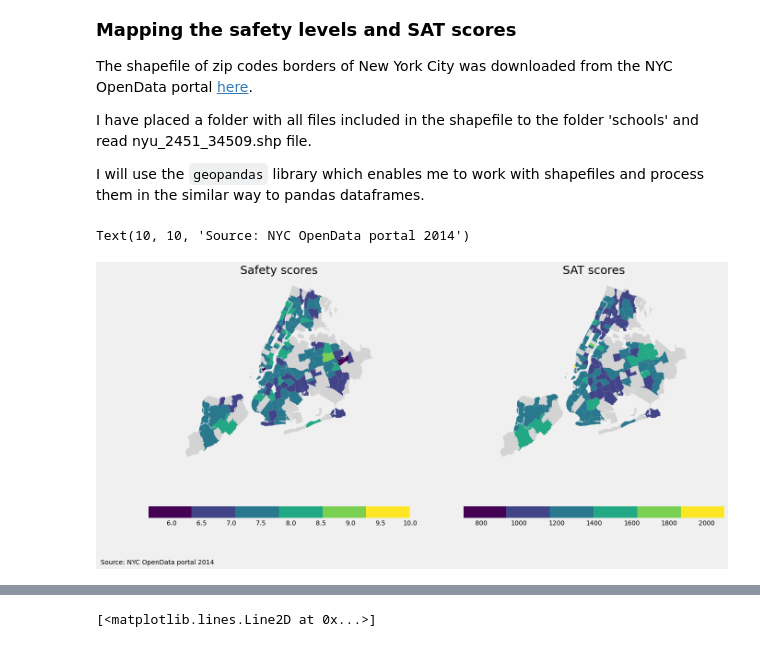
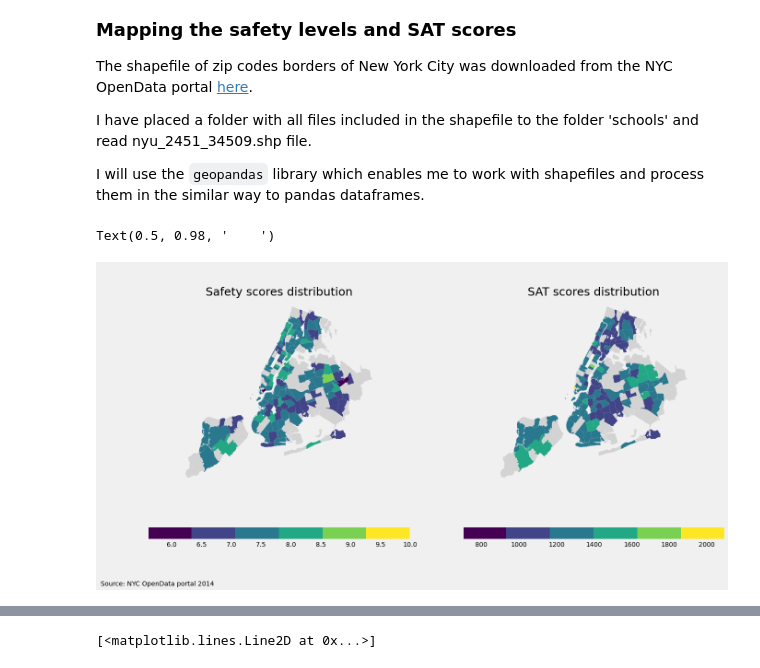
Before and after one commit to kafka-polka-dot/jupyter_projects, a Jupyter notebook: SAT_scores/SAT_scores_analysis.ipynb, the cells around one changed output, grey strips where cells are left out. Cells and saved outputs as stored; diff of their text form; code cells hidden in the pictures.

Commit message:
SAT scores edits

```diff
--- a/SAT_scores/SAT_scores_analysis.ipynb
+++ b/SAT_scores/SAT_scores_analysis.ipynb
@@ -583,29 +583,30 @@ merged['coords'] = merged['geometry'].apply(lambda x:x.representative_point().co
 # %%
 fig, (ax1, ax2) = plt.subplots(1, 2, figsize=(20, 10))
 
 # plot first map
 colormap = plt.cm.get_cmap('viridis', 6)
 merged.plot(column='saf_tot_11', ax=ax1, cmap=colormap, vmax=10, legend=True,
             legend_kwds={'orientation': "horizontal"},
             missing_kwds={'color': 'lightgrey'})
 ax1.axis('off')
-ax1.set_title('Safety scores', \
+ax1.set_title('Safety scores distribution', \
               fontdict={'fontsize': '25',
                         'fontweight' : '3'})
 # plot second map
 merged.plot(column='sat_score', ax=ax2, cmap=colormap,
             vmin=700, vmax=2096,
             legend=True, legend_kwds={'orientation': "horizontal"},
             missing_kwds={'color': 'lightgrey'})
 ax2.axis('off')
-ax2.set_title('SAT scores', \
+ax2.set_title('SAT scores distribution', \
               fontdict={'fontsize': '25',
                         'fontweight' : '3'})
 ax1.annotate('Source: NYC OpenData portal 2014',
             xy=(10, 10), xycoords='figure pixels')
+fig.suptitle('    ', fontsize = 30)
 # %% [output]
-Text(10, 10, 'Source: NYC OpenData portal 2014')
+Text(0.5, 0.98, '    ')
-[figure, old version]
+[figure, new version]
 # %% [markdown]
 The distribution of average SAT scores indicates several areas with the **high scores**:
 - north-easten part of Queens
```
Also changed, not shown: parts of 20 cells of this notebook.
